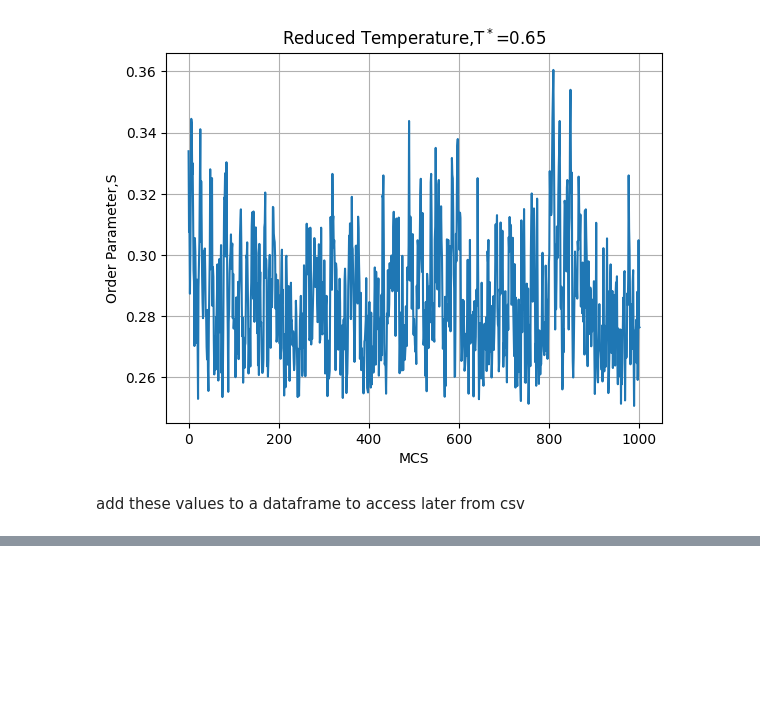
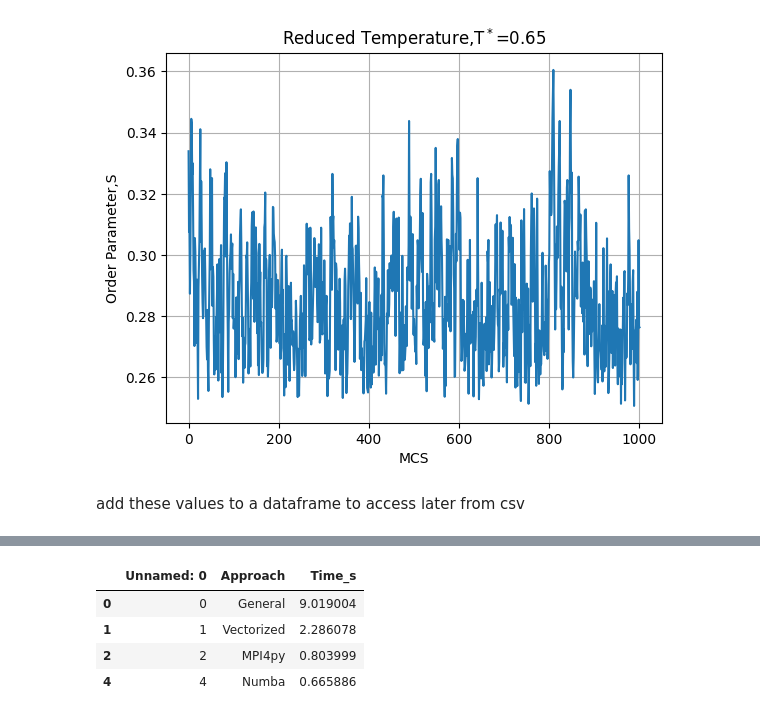
Before and after one commit to KayVeeZ/LebwohlLasher, a Jupyter notebook: testing_notebook.ipynb, the cells around one changed output, grey strips where cells are left out. Cells and saved outputs as stored; diff of their text form; code cells hidden in the pictures; blank space fills up the shorter version.

```diff
--- a/testing_notebook.ipynb
+++ b/testing_notebook.ipynb
@@ -1045,0 +1088,8 @@ ImportError: DLL load failed while importing LebwohlLasher_cython: The specified
+# %%
+time_compare
+# %% [output]
+|  | Unnamed: 0 | Approach | Time_s |
+| 0 | 0 | General | 9.019004 |
+| 1 | 1 | Vectorized | 2.286078 |
+| 2 | 2 | MPI4py | 0.803999 |
+| 4 | 4 | Numba | 0.665886 |
```
Also changed, not shown: parts of 13 cells of this notebook, 11 other files.
